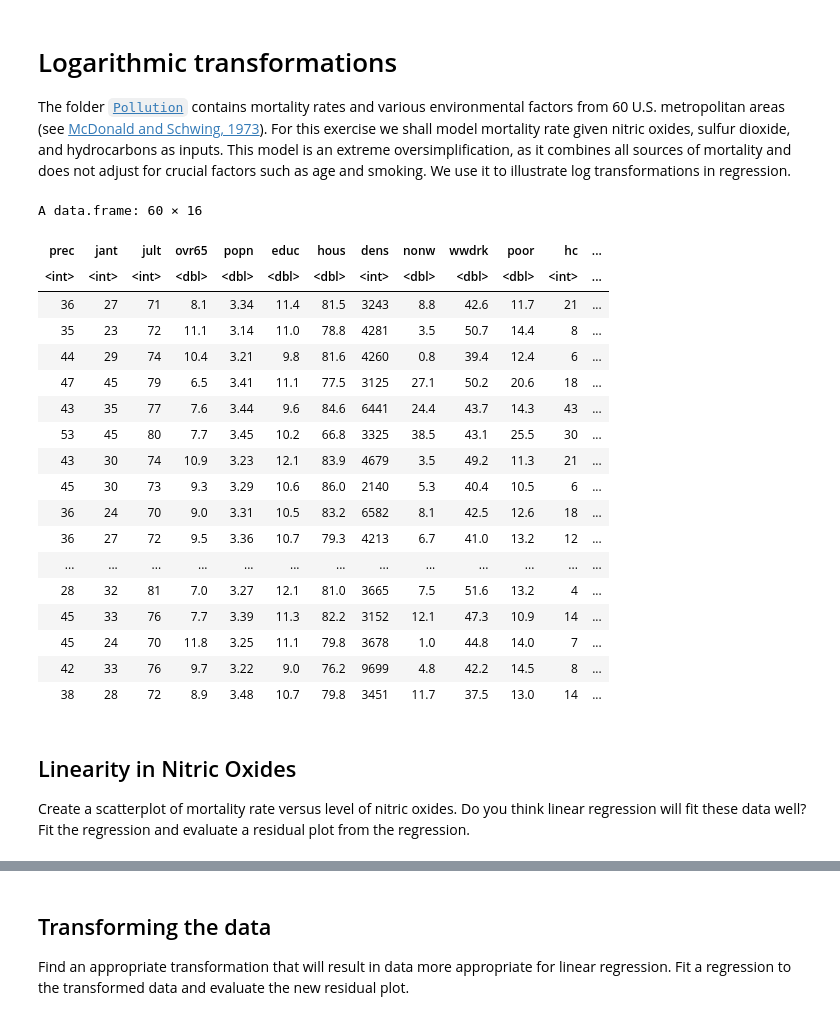
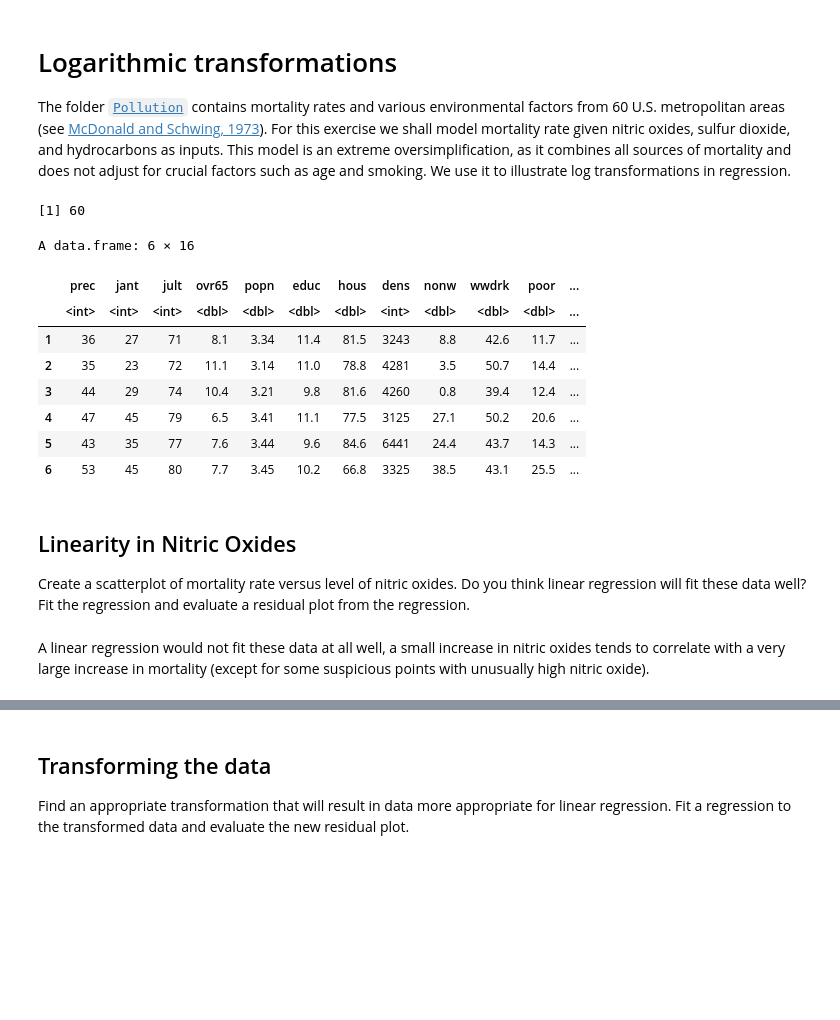
Before and after one commit to EdwardJRoss/regression_stories, a Jupyter notebook: Chapter 12 Exercises.ipynb, the cells around one changed output, grey strips where cells are left out. Saved outputs shown, nothing was run; the diff lists cells and outputs as text; code cells hidden in the pictures; blank space fills up the shorter version.

```diff
--- a/Chapter 12 Exercises.ipynb
+++ b/Chapter 12 Exercises.ipynb
@@ -147,31 +427,27 @@ filename <- "./data/Polution/pollution.csv"
 download_if_missing(filename,
                     'https://raw.githubusercontent.com/avehtari/ROS-Examples/master/Pollution/data/pollution.csv')
 pollution <- read.csv(filename, header=TRUE)
+# %%
+nrow(pollution)
+# %% [output]
+[1] 60
 # %%
-pollution
+pollution %>% head()
 # %% [output]
-A data.frame: 60 × 16
+A data.frame: 6 × 16
-| prec | jant | jult | ovr65 | popn | educ | hous | dens | nonw | wwdrk | poor | hc | ... |
-| <int> | <int> | <int> | <dbl> | <dbl> | <dbl> | <dbl> | <int> | <dbl> | <dbl> | <dbl> | <int> | ... |
-| 36 | 27 | 71 | 8.1 | 3.34 | 11.4 | 81.5 | 3243 | 8.8 | 42.6 | 11.7 | 21 | ... |
-| 35 | 23 | 72 | 11.1 | 3.14 | 11.0 | 78.8 | 4281 | 3.5 | 50.7 | 14.4 | 8 | ... |
-| 44 | 29 | 74 | 10.4 | 3.21 | 9.8 | 81.6 | 4260 | 0.8 | 39.4 | 12.4 | 6 | ... |
-| 47 | 45 | 79 | 6.5 | 3.41 | 11.1 | 77.5 | 3125 | 27.1 | 50.2 | 20.6 | 18 | ... |
-| 43 | 35 | 77 | 7.6 | 3.44 | 9.6 | 84.6 | 6441 | 24.4 | 43.7 | 14.3 | 43 | ... |
-| 53 | 45 | 80 | 7.7 | 3.45 | 10.2 | 66.8 | 3325 | 38.5 | 43.1 | 25.5 | 30 | ... |
-| 43 | 30 | 74 | 10.9 | 3.23 | 12.1 | 83.9 | 4679 | 3.5 | 49.2 | 11.3 | 21 | ... |
-| 45 | 30 | 73 | 9.3 | 3.29 | 10.6 | 86.0 | 2140 | 5.3 | 40.4 | 10.5 | 6 | ... |
-| 36 | 24 | 70 | 9.0 | 3.31 | 10.5 | 83.2 | 6582 | 8.1 | 42.5 | 12.6 | 18 | ... |
-| 36 | 27 | 72 | 9.5 | 3.36 | 10.7 | 79.3 | 4213 | 6.7 | 41.0 | 13.2 | 12 | ... |
-| ... | ... | ... | ... | ... | ... | ... | ... | ... | ... | ... | ... | ... |
-| 28 | 32 | 81 | 7.0 | 3.27 | 12.1 | 81.0 | 3665 | 7.5 | 51.6 | 13.2 | 4 | ... |
-| 45 | 33 | 76 | 7.7 | 3.39 | 11.3 | 82.2 | 3152 | 12.1 | 47.3 | 10.9 | 14 | ... |
-| 45 | 24 | 70 | 11.8 | 3.25 | 11.1 | 79.8 | 3678 | 1.0 | 44.8 | 14.0 | 7 | ... |
-| 42 | 33 | 76 | 9.7 | 3.22 | 9.0 | 76.2 | 9699 | 4.8 | 42.2 | 14.5 | 8 | ... |
-| 38 | 28 | 72 | 8.9 | 3.48 | 10.7 | 79.8 | 3451 | 11.7 | 37.5 | 13.0 | 14 | ... |
+|  | prec | jant | jult | ovr65 | popn | educ | hous | dens | nonw | wwdrk | poor | ... |
+|  | <int> | <int> | <int> | <dbl> | <dbl> | <dbl> | <dbl> | <int> | <dbl> | <dbl> | <dbl> | ... |
+| 1 | 36 | 27 | 71 | 8.1 | 3.34 | 11.4 | 81.5 | 3243 | 8.8 | 42.6 | 11.7 | ... |
+| 2 | 35 | 23 | 72 | 11.1 | 3.14 | 11.0 | 78.8 | 4281 | 3.5 | 50.7 | 14.4 | ... |
+| 3 | 44 | 29 | 74 | 10.4 | 3.21 | 9.8 | 81.6 | 4260 | 0.8 | 39.4 | 12.4 | ... |
+| 4 | 47 | 45 | 79 | 6.5 | 3.41 | 11.1 | 77.5 | 3125 | 27.1 | 50.2 | 20.6 | ... |
+| 5 | 43 | 35 | 77 | 7.6 | 3.44 | 9.6 | 84.6 | 6441 | 24.4 | 43.7 | 14.3 | ... |
+| 6 | 53 | 45 | 80 | 7.7 | 3.45 | 10.2 | 66.8 | 3325 | 38.5 | 43.1 | 25.5 | ... |
 # %% [markdown]
 ## Linearity in Nitric Oxides
 
 Create a scatterplot of mortality rate versus level of nitric oxides.
 Do you think linear regression will fit these data well?
 Fit the regression and evaluate a residual plot from the regression.
+# %% [markdown]
+A linear regression would not fit these data at all well, a small increase in nitric oxides tends to correlate with a very large increase in mortality (except for some suspicious points with unusually high nitric oxide).
```
Also changed, not shown: parts of 240 cells of this notebook, 1 other file.
